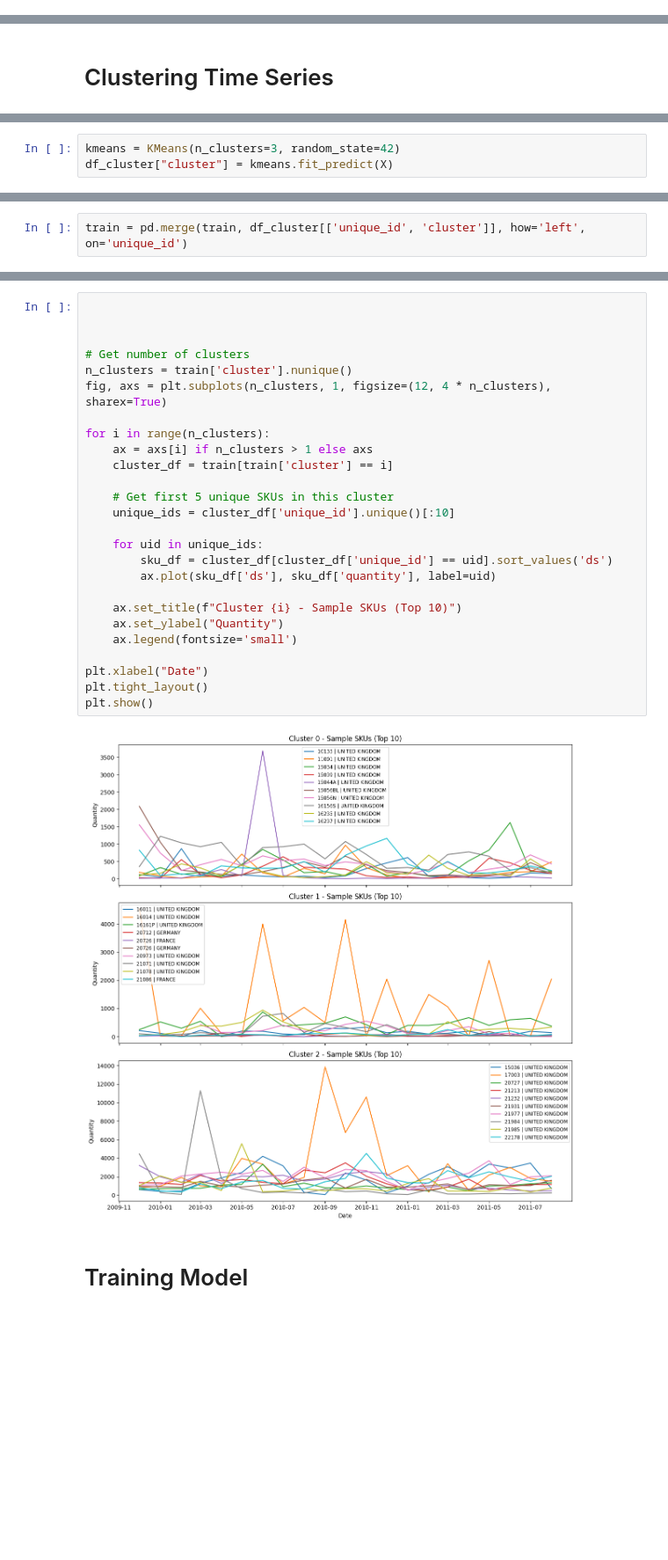
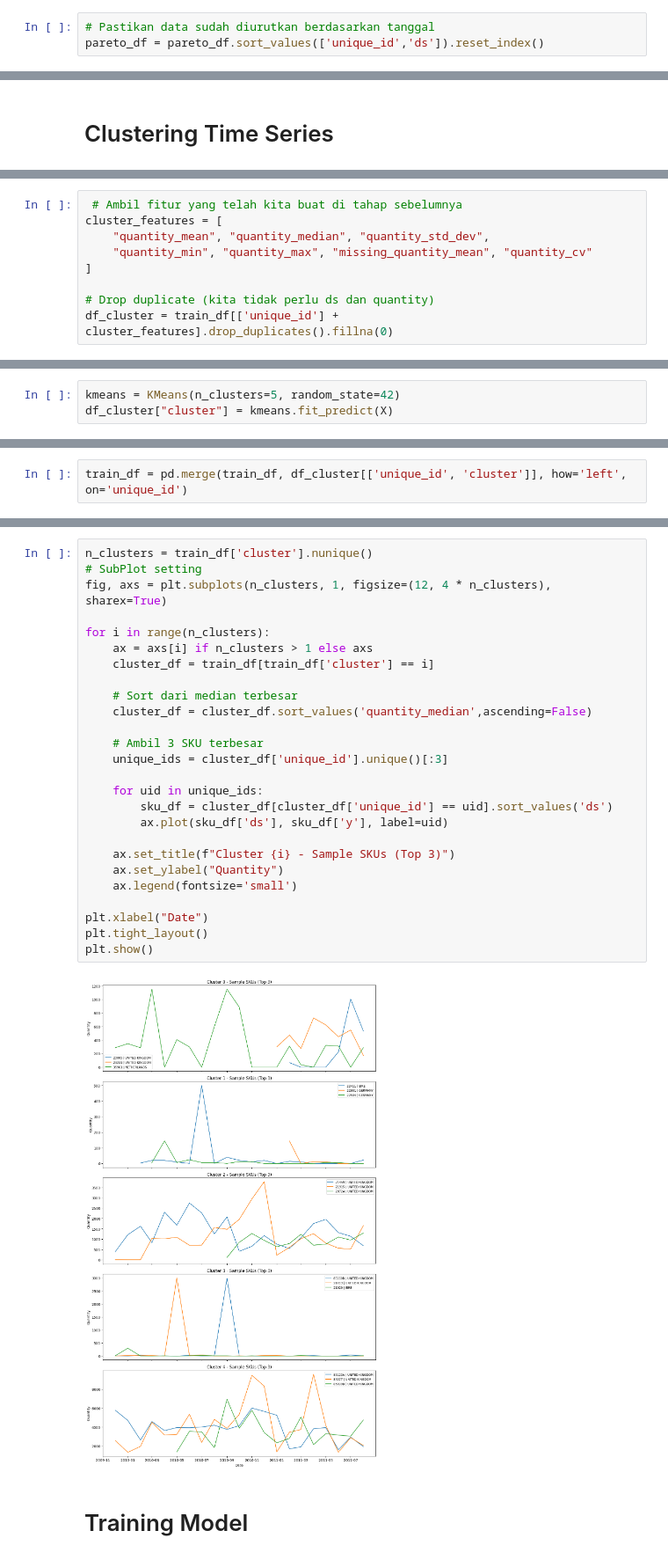
Before and after one commit to faathirchikal/kalbe-python-workshop-2025, a Jupyter notebook: 04_forecasting.ipynb, the cells around one changed output, grey strips where cells are left out. Shown: that part at 88% size. Cells and saved outputs as stored; diff of their text form; blank space fills up the shorter version.

```diff
--- a/04_forecasting.ipynb
+++ b/04_forecasting.ipynb
@@ -231,0 +102,3 @@ test.ds.min(), test.ds.max()
+# %%
+# Pastikan data sudah diurutkan berdasarkan tanggal
+pareto_df = pareto_df.sort_values(['unique_id','ds']).reset_index()
@@ -267,0 +144,9 @@ X = scaler.fit_transform(df_cluster[cluster_features])
+# %%
+ # Ambil fitur yang telah kita buat di tahap sebelumnya
+cluster_features = [
+    "quantity_mean", "quantity_median", "quantity_std_dev",
+    "quantity_min", "quantity_max", "missing_quantity_mean", "quantity_cv"
+]
+
+# Drop duplicate (kita tidak perlu ds dan quantity)
+df_cluster = train_df[['unique_id'] + cluster_features].drop_duplicates().fillna(0)
@@ -290,3 +184,3 @@ silhouette_scores(X, k_min=2, k_max=6)
 # %%
-kmeans = KMeans(n_clusters=3, random_state=42)
+kmeans = KMeans(n_clusters=5, random_state=42)
 df_cluster["cluster"] = kmeans.fit_predict(X)
@@ -322,3 +206,3 @@ df_cluster.groupby('cluster').describe().T
 # %%
-train = pd.merge(train, df_cluster[['unique_id', 'cluster']], how='left', on='unique_id')
+train_df = pd.merge(train_df, df_cluster[['unique_id', 'cluster']], how='left', on='unique_id')
 # %%
@@ -328,30 +212,30 @@ test = pd.merge(test, df_cluster[['unique_id', 'cluster']], how='left', on='uniq
 # %%
-
-
-
-# Get number of clusters
-n_clusters = train['cluster'].nunique()
+n_clusters = train_df['cluster'].nunique()
+# SubPlot setting
 fig, axs = plt.subplots(n_clusters, 1, figsize=(12, 4 * n_clusters), sharex=True)
 
 for i in range(n_clusters):
     ax = axs[i] if n_clusters > 1 else axs
-    cluster_df = train[train['cluster'] == i]
+    cluster_df = train_df[train_df['cluster'] == i]
 
-    # Get first 5 unique SKUs in this cluster
-    unique_ids = cluster_df['unique_id'].unique()[:10]
+    # Sort dari median terbesar
+    cluster_df = cluster_df.sort_values('quantity_median',ascending=False)
+
+    # Ambil 3 SKU terbesar
+    unique_ids = cluster_df['unique_id'].unique()[:3]
 
     for uid in unique_ids:
         sku_df = cluster_df[cluster_df['unique_id'] == uid].sort_values('ds')
-        ax.plot(sku_df['ds'], sku_df['quantity'], label=uid)
+        ax.plot(sku_df['ds'], sku_df['y'], label=uid)
 
-    ax.set_title(f"Cluster {i} - Sample SKUs (Top 10)")
+    ax.set_title(f"Cluster {i} - Sample SKUs (Top 3)")
     ax.set_ylabel("Quantity")
     ax.legend(fontsize='small')
 
 plt.xlabel("Date")
 plt.tight_layout()
 plt.show()
 # %% [output]
-[figure, old version]
+[figure, new version]
 # %% [markdown]
 # Training Model
```
Also changed, not shown: parts of 116 cells of this notebook.
